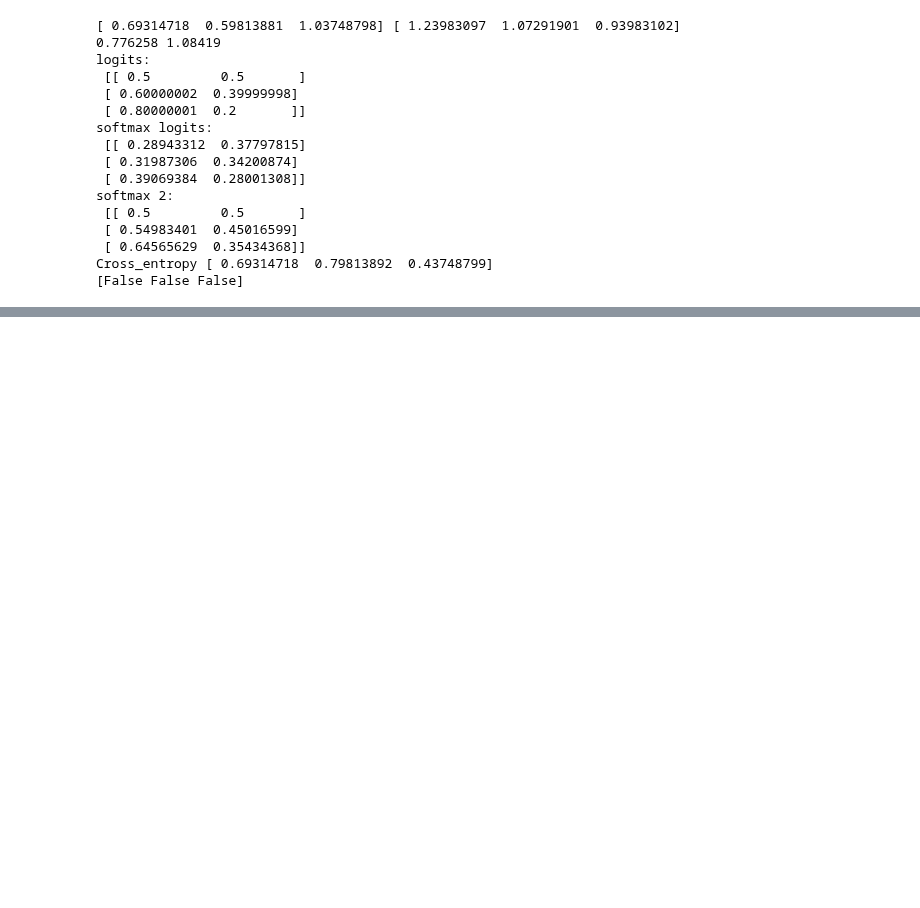
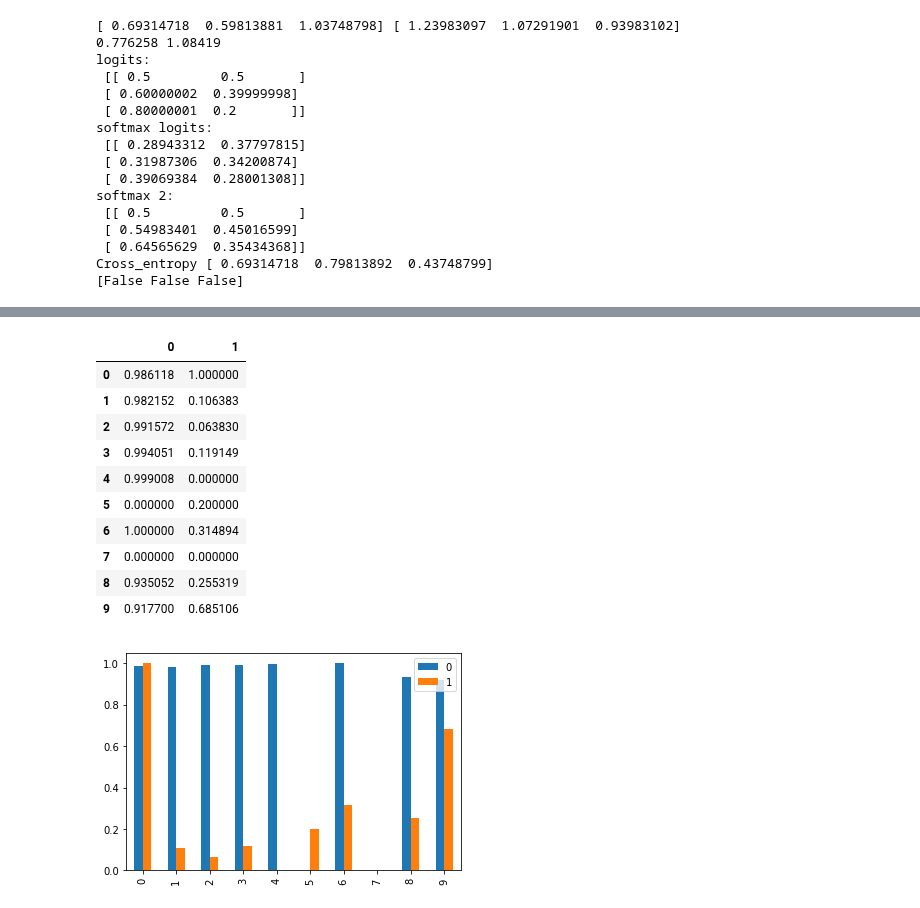
Before and after one commit to zwanli/atrnn-prototype, a Jupyter notebook: test.ipynb, the cells around one changed output, grey strips where cells are left out. Cells and saved outputs as stored; diff of their text form; code cells hidden in the pictures; blank space fills up the shorter version.

```diff
--- a/test.ipynb
+++ b/test.ipynb
@@ -607,0 +638,27 @@ def loss(logits, labels):
+# %%
+x = df.values.astype(float)
+# Create a minimum and maximum processor object
+min_max_scaler = preprocessing.MinMaxScaler()
+
+# Create an object to transform the data to fit minmax processor
+x_scaled = min_max_scaler.fit_transform(x)
+
+# Run the normalizer on the dataframe
+df_normalized = pd.DataFrame(x_scaled)
+
+df_normalized.plot(kind='bar')
+# View the dataframe
+df_normalized
+# %% [output]
+|  | 0 | 1 |
+| 0 | 0.986118 | 1.000000 |
+| 1 | 0.982152 | 0.106383 |
+| 2 | 0.991572 | 0.063830 |
+| 3 | 0.994051 | 0.119149 |
+| 4 | 0.999008 | 0.000000 |
+| 5 | 0.000000 | 0.200000 |
+| 6 | 1.000000 | 0.314894 |
+| 7 | 0.000000 | 0.000000 |
+| 8 | 0.935052 | 0.255319 |
+| 9 | 0.917700 | 0.685106 |
+[figure, added]
```
Also changed, not shown: parts of 7 cells of this notebook, 7 other files.
